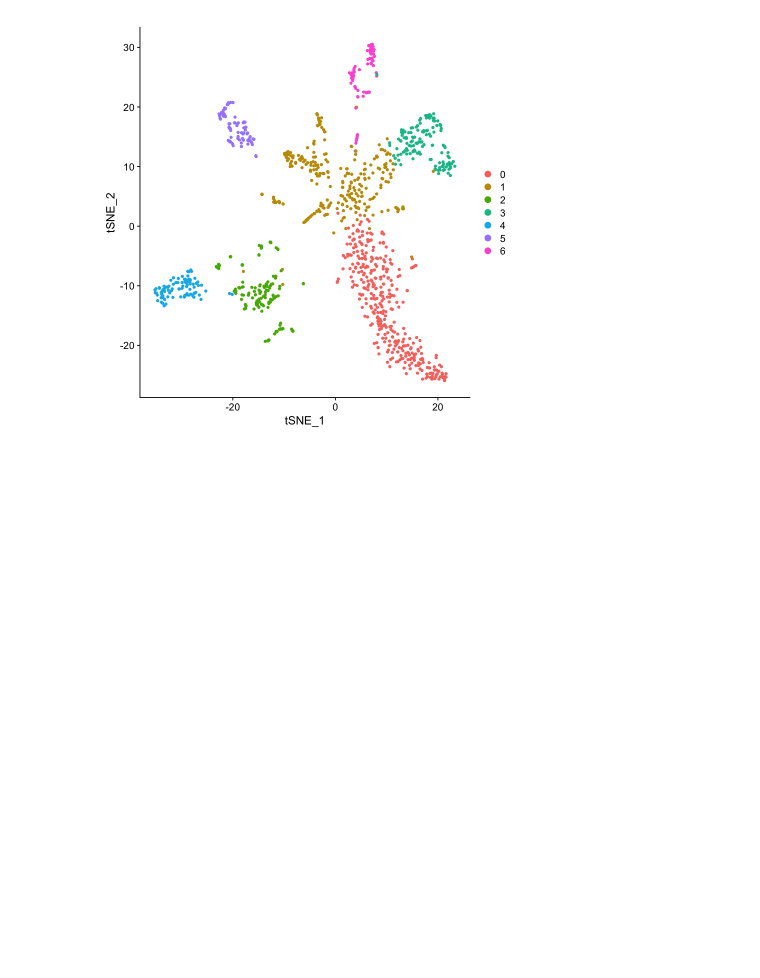
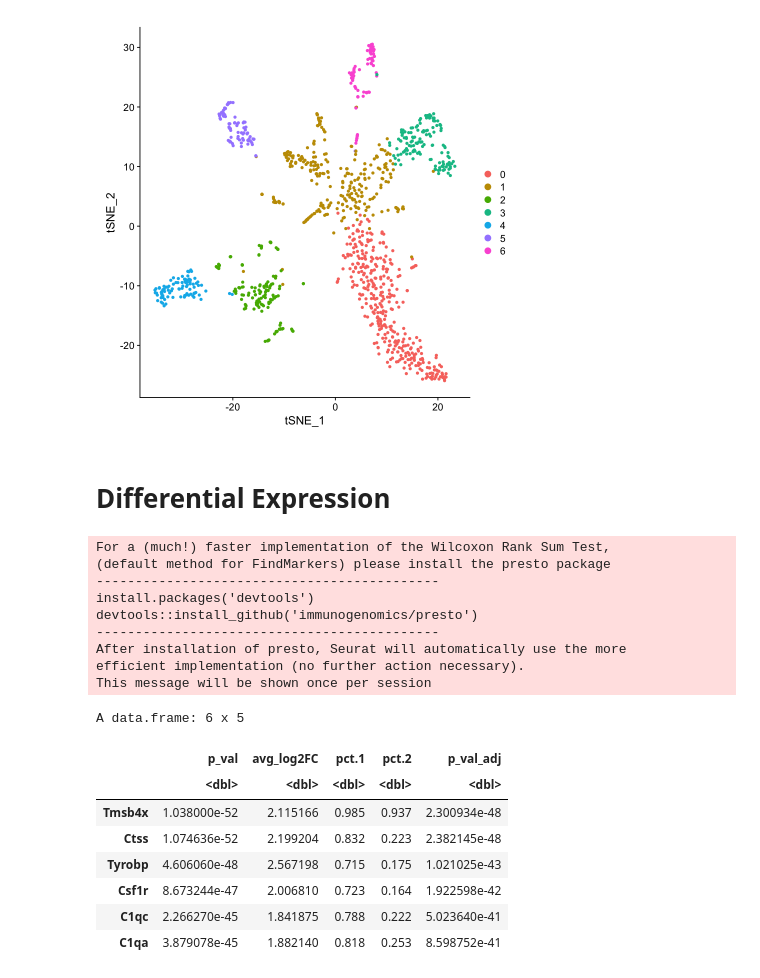
Before and after one commit to rominabai/mouse-amygdala-opioid-dependence, a Jupyter notebook: Analysis.ipynb, the cells around one changed output. Drawn from its saved outputs; the diff is of its cells as text; code cells hidden in the pictures; blank space fills up the shorter version.

Commit message:
working on differential expression

```diff
--- a/Analysis.ipynb
+++ b/Analysis.ipynb
@@ -279,3 +279,27 @@ N1 <- RunTSNE(N1, dims = 1:23)
 DimPlot(N1, reduction = 'tsne')
 # %% [output]
 [figure]
+# %% [markdown]
+# Differential Expression
+# %%
+cluster2.markers <- FindMarkers(N1, ident.1 = 2)
+head(cluster2.markers)
+# %% [output]
+For a (much!) faster implementation of the Wilcoxon Rank Sum Test,
+(default method for FindMarkers) please install the presto package
+--------------------------------------------
+install.packages('devtools')
+devtools::install_github('immunogenomics/presto')
+--------------------------------------------
+After installation of presto, Seurat will automatically use the more
+efficient implementation (no further action necessary).
+This message will be shown once per session
+A data.frame: 6 x 5
+|  | p_val | avg_log2FC | pct.1 | pct.2 | p_val_adj |
+|  | <dbl> | <dbl> | <dbl> | <dbl> | <dbl> |
+| Tmsb4x | 1.038000e-52 | 2.115166 | 0.985 | 0.937 | 2.300934e-48 |
+| Ctss | 1.074636e-52 | 2.199204 | 0.832 | 0.223 | 2.382145e-48 |
+| Tyrobp | 4.606060e-48 | 2.567198 | 0.715 | 0.175 | 1.021025e-43 |
+| Csf1r | 8.673244e-47 | 2.006810 | 0.723 | 0.164 | 1.922598e-42 |
+| C1qc | 2.266270e-45 | 1.841875 | 0.788 | 0.222 | 5.023640e-41 |
+| C1qa | 3.879078e-45 | 1.882140 | 0.818 | 0.253 | 8.598752e-41 |
```
Also changed, not shown: parts of 5 cells of this notebook.
